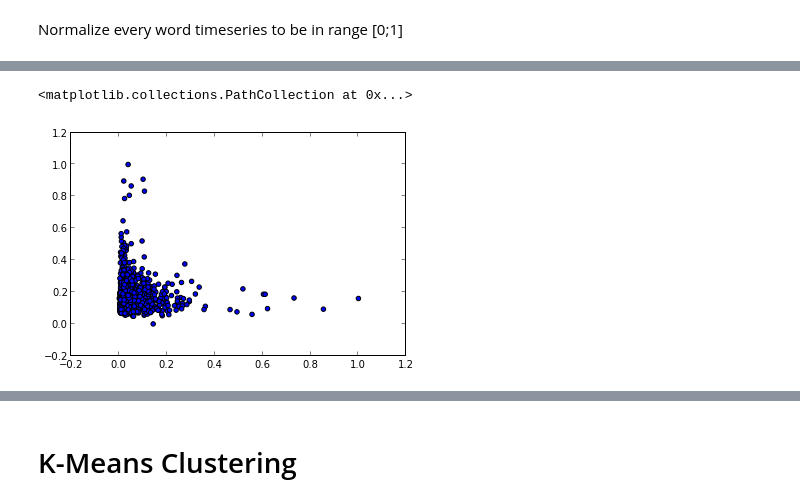
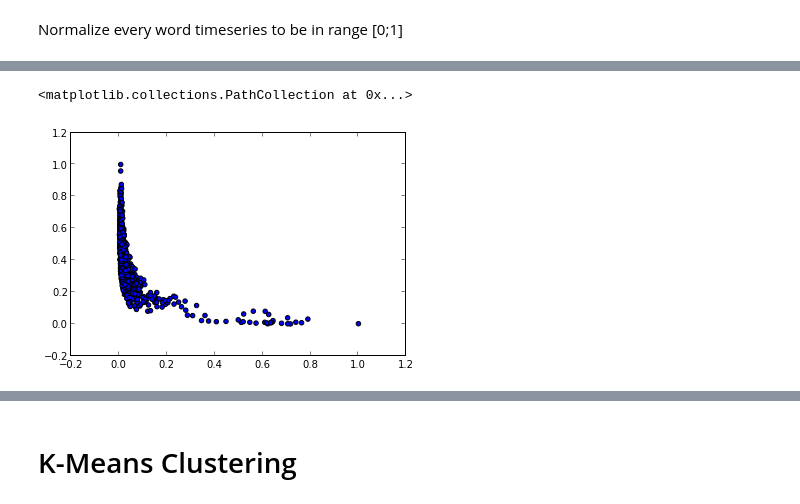
Before and after one commit to ahane/i290-project, a Jupyter notebook: Cluster_metrics.ipynb, the cells around one changed output, grey strips where cells are left out. Saved outputs shown, nothing was run; the diff lists cells and outputs as text; code cells hidden in the pictures.

Commit message:
added regression results as clustering metrics, and visualized kmeans results based on this

```diff
--- a/Cluster_metrics.ipynb
+++ b/Cluster_metrics.ipynb
@@ -65,0 +79,2 @@ normalized_by_word = (normalized_by_total_books - dmin) / (dmax - dmin)
+# %%
+s = plot_regress_line('war')
@@ -84,15 +129,21 @@ def kurtosis(series):
     cubed = diff.apply(lambda x: x**4)
     return ((cubed.sum())/(len(series)*s**4))-3
 # %%
-agg_df = {'Word': [], 'Mean': [], 'Variance': [], 'Skewness': [], 'Kurtosis': []}
+from scipy import stats
+agg_df = {'Word': [], 'Mean': [], 'Variance': [], 'Skewness': [], 'Kurtosis': [], 'Reg_Slope': [], 'Reg_Error': [], 'r': []}
+
 for word in normalized_by_word.columns:
     agg_df['Word'].append(word)
-    agg_df['Mean'].append(normalized[word].mean())
-    agg_df['Variance'].append(normalized[word].var())
-    agg_df['Skewness'].append(skewness(normalized[word]))
-    agg_df['Kurtosis'].append(kurtosis(normalized[word]))
+    agg_df['Mean'].append(normalized_by_word[word].mean())
+    agg_df['Variance'].append(normalized_by_word[word].var())
+    agg_df['Skewness'].append(skewness(normalized_by_word[word]))
+    agg_df['Kurtosis'].append(kurtosis(normalized_by_word[word]))
+    slope, intercept, r_value, p_value, std_err = stats.linregress(normalized_by_word[word].index, normalized_by_word[word])
+    agg_df['Reg_Slope'].append(slope)
+    agg_df['Reg_Error'].append(std_err)
+    agg_df['r'].append(r_value)
 # %%
 metrics = DataFrame(agg_df)
 # %%
-metrics.sort(columns = ['Skewness'], ascending= False)[:30]
+metrics.sort(columns = ['rnew cluster'], ascending= False)[:30]
 # %% [output]
@@ -118,3 +170,5 @@ metrics = metrics.set_index('Word')
 # %%
 
 metrics_norm = (metrics - metrics.min())/(metrics.max() - metrics.min())
+# %%
+metrics_norm.sort(columns = ['Mean'], ascending= False)[:30]
@@ -121,5 +205,5 @@ metrics_norm = (metrics - metrics.min())/(metrics.max() - metrics.min())
 # %%
-plt.scatter(metrics_norm['Mean'], metrics_norm['Skewness'])
+plt.scatter(metrics_norm['Kurtosis'], metrics_norm['Mean'])
 # %% [output]
 <matplotlib.collections.PathCollection at 0x...>
-[figure, old version]
+[figure, new version]
```
Also changed, not shown: parts of 13 cells of this notebook.
